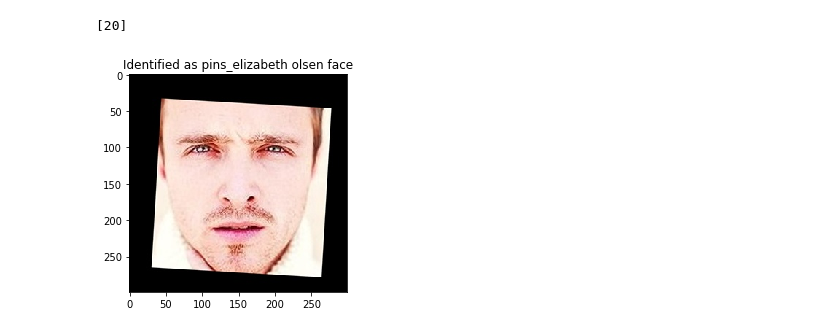
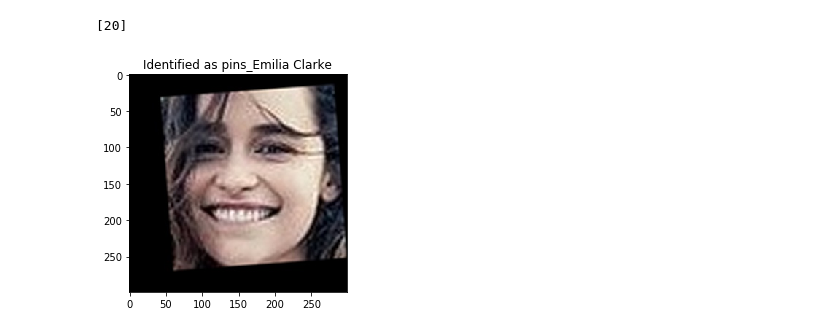
Before and after one commit to glaiml/prj10-cv-object-recognition, a Jupyter notebook: VGK-FaceRecognition-Questions-Project-CV-AIMLOnline.ipynb, the cells around one changed output. Drawn from its saved outputs; the diff is of its cells as text; code cells hidden in the pictures.

```diff
--- a/VGK-FaceRecognition-Questions-Project-CV-AIMLOnline.ipynb
+++ b/VGK-FaceRecognition-Questions-Project-CV-AIMLOnline.ipynb
@@ -508,9 +508,17 @@ X_train, X_test, y_train, y_test = train_test_split(X_Scale_PCA20, y, test_size=
 ### Build a Classifier (3 marks)
 - Use SVM Classifier to predict the person in the given image
 - Fit the classifier and print the score
-# %%
-from sklearn.svm import SVC
-
-classifier = SVC(gamma=0.025, C=3)
-classifier.fit(X_train,y_train)
-pred_train = classifier.predict(X_train)
+# %%
+from sklearn.svm import SVC
+from sklearn.model_selection import GridSearchCV
+
+param_grid = {'C': [1e3, 5e3, 1e4, 5e4, 1e5],
+              'gamma': [0.0001, 0.0005, 0.001, 0.005, 0.01, 0.1], }
+clf = GridSearchCV(
+    SVC(kernel='rbf', class_weight='balanced'), param_grid
+)
+classifier = classifier.fit(X_train, y_train)
+print("Best estimator found by grid search:")
+print(classifier.get_params)
+
+pred_train = classifier.predict(X_train)
@@ -593,12 +607,13 @@ print(example_prediction)
 # %% [output]
 [20]
 # %%
-
-example_image = load_image(metadata[example_idx].image_path())
+#had to do this because of did not save indices :(
+metadata_train, metadata_test, y_train, y_test = train_test_split(metadata, y, test_size=0.10, random_state=1)
+example_image = load_image(metadata_test[example_idx].image_path())
 
 example_identity = lb.inverse_transform(example_prediction)[0]
 
 plt.imshow(example_image)
 plt.title(f'Identified as {example_identity}');
 # %% [output]
-[figure, old version]
+[figure, new version]
```
Also changed, not shown: parts of 5 cells of this notebook.
